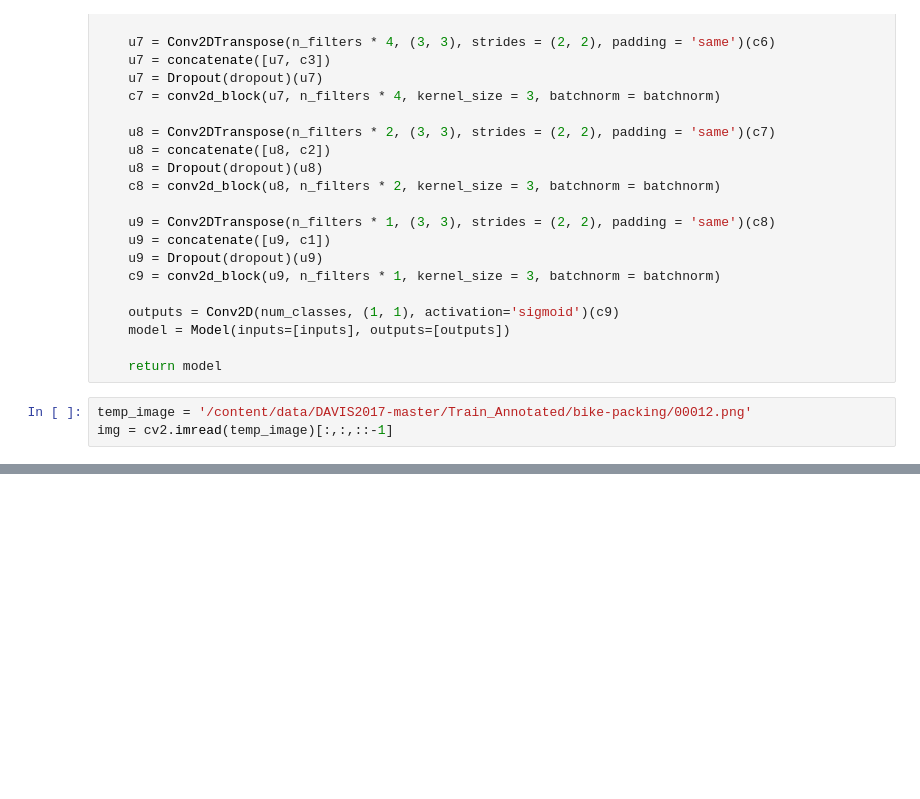
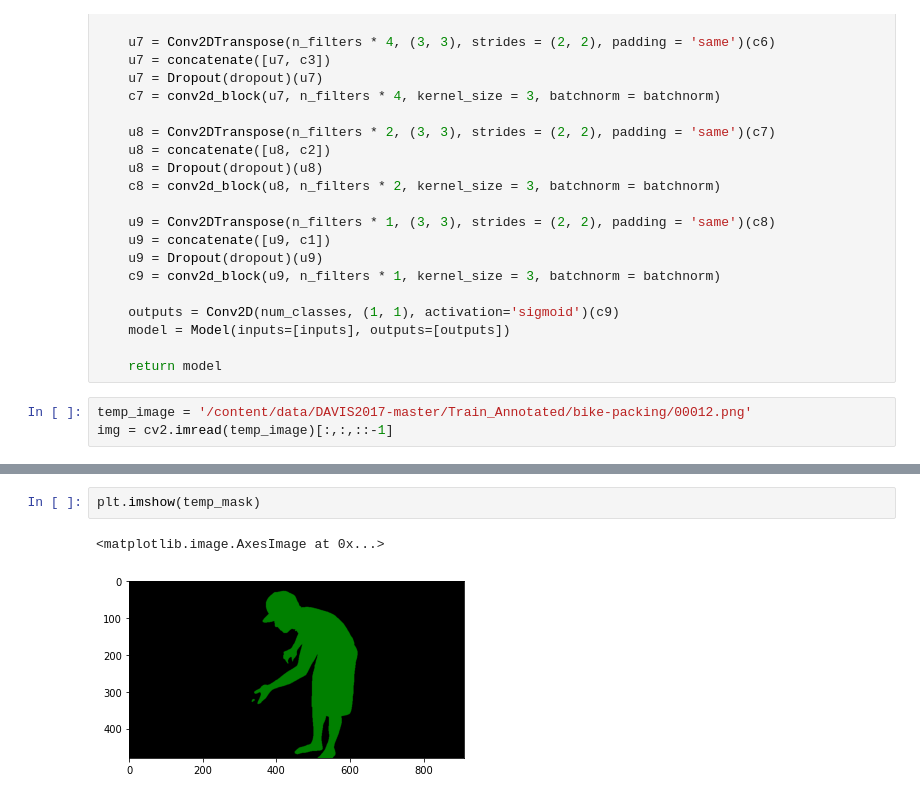
Before and after one commit to kaleeswaranm/MaskTrack, a Jupyter notebook: masktrack.ipynb, the cells around one changed output, grey strips where cells are left out. Drawn from its saved outputs; the diff is of its cells as text; blank space fills up the shorter version.

```diff
--- a/masktrack.ipynb
+++ b/masktrack.ipynb
@@ -111,0 +186,5 @@ print(unique)
+# %%
+plt.imshow(temp_mask)
+# %% [output]
+<matplotlib.image.AxesImage at 0x...>
+[figure, added]
```
Also changed, not shown: parts of 9 cells of this notebook.
